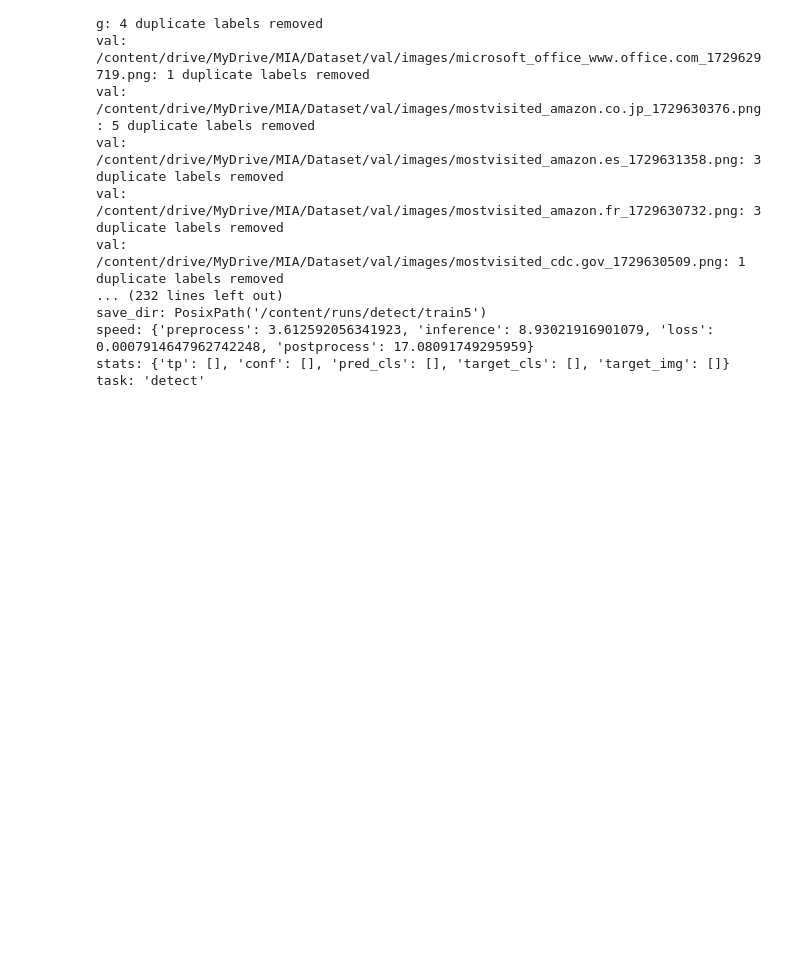
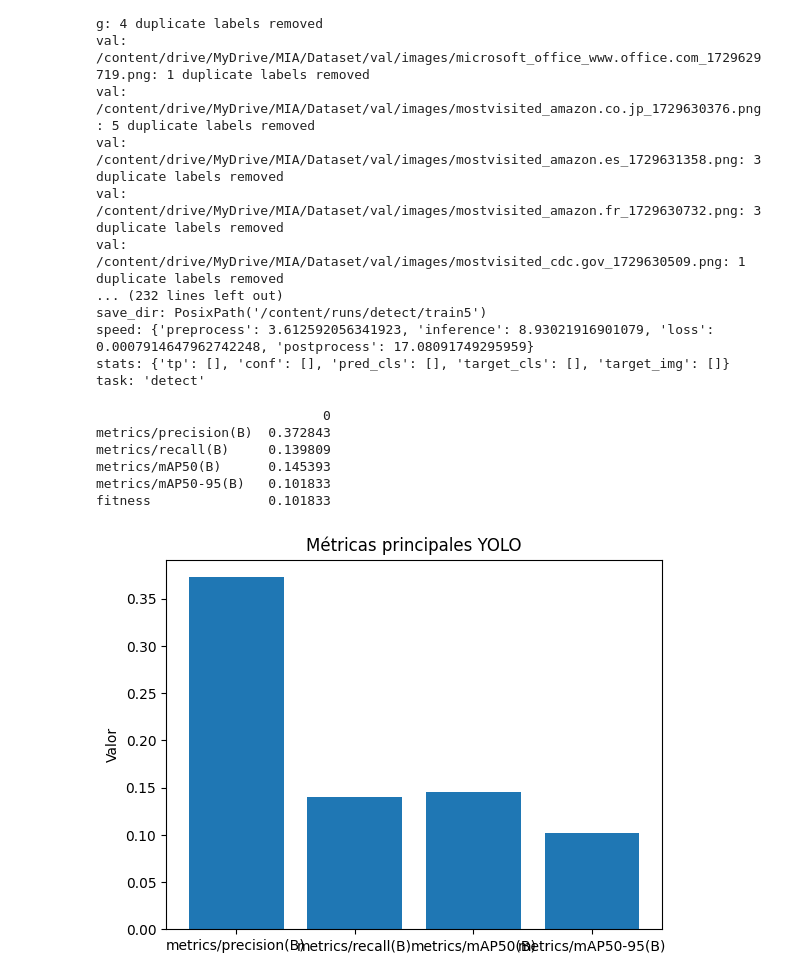
Before and after one commit to ancantos99/proyectointegrador_ia_grupo8, a Jupyter notebook: test_modelos/Pruebas_modelo_YoloV8.ipynb, the cells around one changed output. Cells and saved outputs as stored; diff of their text form; code cells hidden in the pictures; blank space fills up the shorter version.

```diff
--- a/test_modelos/Pruebas_modelo_YoloV8.ipynb
+++ b/test_modelos/Pruebas_modelo_YoloV8.ipynb
@@ -212,3 +212,27 @@ save_dir: PosixPath('/content/runs/detect/train5')
 speed: {'preprocess': 3.612592056341923, 'inference': 8.93021916901079, 'loss': 0.0007914647962742248, 'postprocess': 17.08091749295959}
 stats: {'tp': [], 'conf': [], 'pred_cls': [], 'target_cls': [], 'target_img': []}
 task: 'detect'
+# %%
+import pandas as pd
+import matplotlib.pyplot as plt
+
+# convertir resultados a DataFrame
+df = pd.DataFrame([results.results_dict])
+print(df.T)  # mostrar métricas en tabla
+
+# graficar mAP y precisión
+metrics = ["metrics/precision(B)", "metrics/recall(B)", "metrics/mAP50(B)", "metrics/mAP50-95(B)"]
+valores = [df[m].values[0] for m in metrics]
+
+plt.bar(metrics, valores)
+plt.ylabel("Valor")
+plt.title("Métricas principales YOLO")
+plt.show()
+# %% [output]
+                             0
+metrics/precision(B)  0.372843
+metrics/recall(B)     0.139809
+metrics/mAP50(B)      0.145393
+metrics/mAP50-95(B)   0.101833
+fitness               0.101833
+[figure, added]
```
Also changed, not shown: parts of 2 cells of this notebook.
